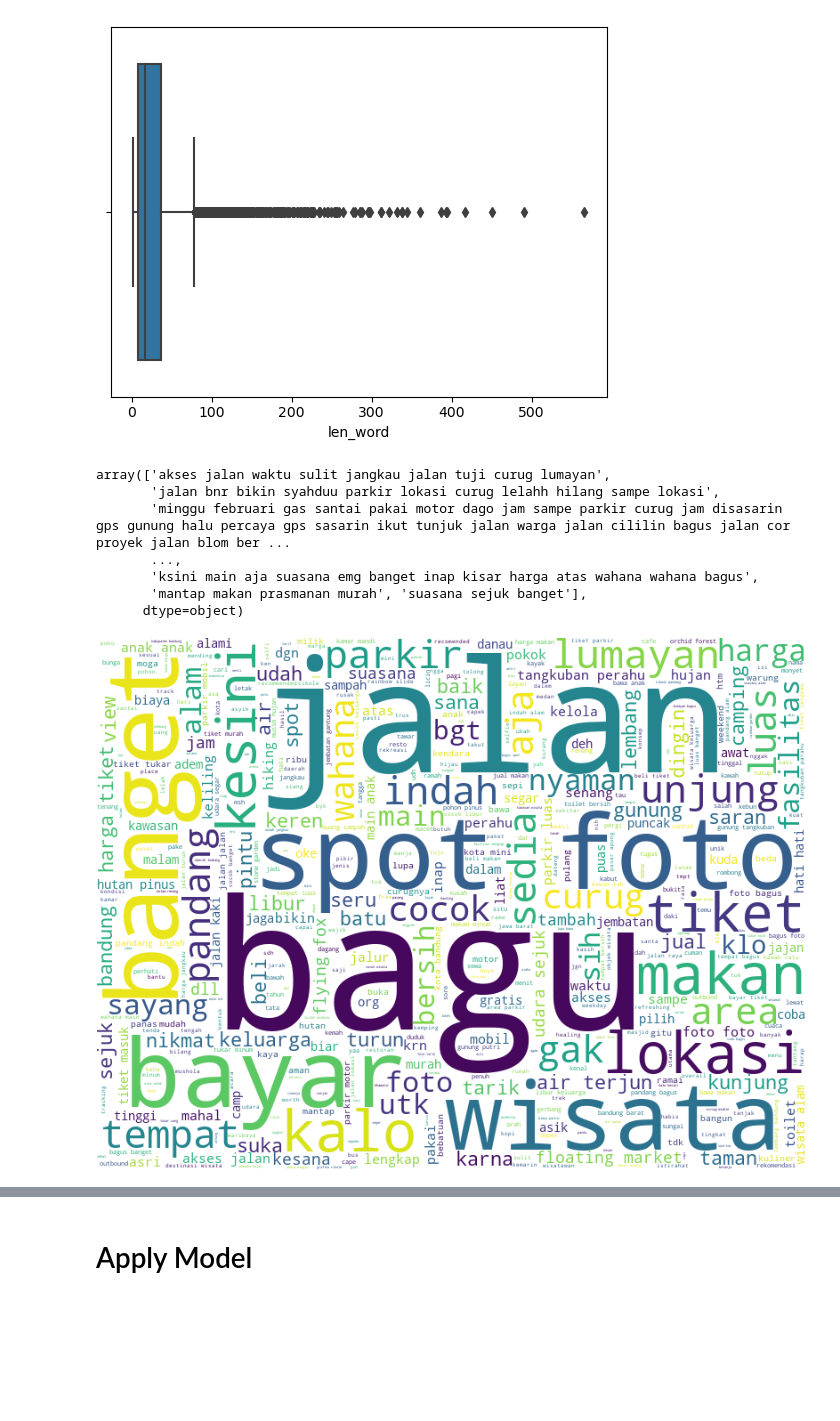
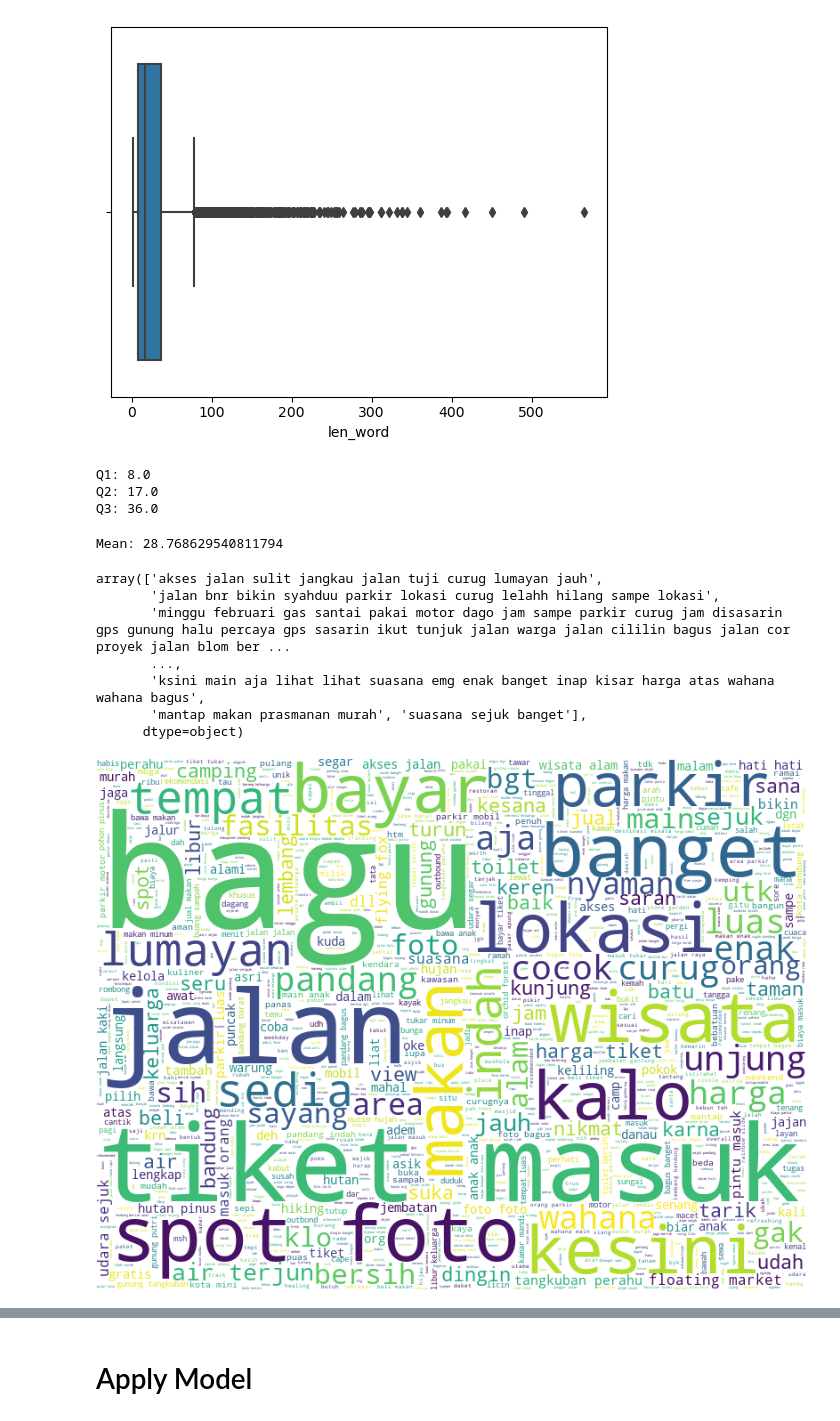
Before and after one commit to dzzlr/topic-modelling-tourism, a Jupyter notebook: notebook/topic-modelling-lda.ipynb, the cells around one changed output, grey strips where cells are left out. Cells and saved outputs as stored; diff of their text form; code cells hidden in the pictures; blank space fills up the shorter version.

```diff
--- a/notebook/topic-modelling-lda.ipynb
+++ b/notebook/topic-modelling-lda.ipynb
@@ -180,10 +202,21 @@ df['tokens'] = df['tokens'].apply(lambda x: [w for w in x if not w in stop_words
 # %%
-# from nltk.corpus import stopwords
+from nltk.corpus import stopwords
 
-# stop_words = sorted(list(set(stopwords.words('indonesian')) - set(['jauh'])))
-# stop_words.extend(['yg', 'rb', 'nya'])
+stop_words = sorted(list(set(stopwords.words('indonesian')) - set(['jauh'])))
+stop_words.extend([
+    'pas', 'yg', 'tp', 'rb', 'km', 'tp', 'dg', 'dr', 'nya',
+    # 'bagu','bagus','bagusnya',
+    # 'banyaknya','banyakny','banyak',
+    # 'jlan','jalan',
+    # 'masuk','tempat',
+    # 'atas','sana','karna','sama','saya','sudah','udah','mungkin', 'tuji','jadi','saja','sini','kalo','kalau',
+    # 'untuk','semua','buat','bisa','cuma','sangat','buat','unutk','paling','cukup','naik','ribu','sekali',
+    # 'benar','kesini','turun','sera','sayangny','anjur','mending','dapat', 'punya','mana','sekitar',
+    # 'dapet','coba','bukan','sebut','sampe','tuju','hingga','beberapa','banget',
+    # 'utk','gak','adl','dll','coba','klo','nya','pas','per','bnr','udh','lua','aja','bgt','lalu','krn','mau',
+])
 
-# df['tokens'] = df['tokens'].apply(lambda x: [w for w in x if not w in stop_words])
+df['tokens'] = df['tokens'].apply(lambda x: [w for w in x if not w in stop_words])
 # %%
 df['tokens']
 # %% [output]
@@ -304,24 +337,36 @@ sns.boxplot(df['len_word'])
 # %% [output]
 <AxesSubplot:xlabel='len_word'>
 [figure]
+# %%
+print('Q1:', df['len_word'].quantile(q=0.25))
+print('Q2:', df['len_word'].quantile(q=0.5))
+print('Q3:', df['len_word'].quantile(q=0.75))
+# %% [output]
+Q1: 8.0
+Q2: 17.0
+Q3: 36.0
+# %%
+print('Mean:', df['len_word'].mean())
+# %% [output]
+Mean: 28.768629540811794
 # %%
 df['tokens'] = df['tokens'].apply(lambda x: ' '.join(x))
 # %%
 df['tokens'].values
 # %% [output]
-array(['akses jalan waktu sulit jangkau jalan tuji curug lumayan',
+array(['akses jalan sulit jangkau jalan tuji curug lumayan jauh',
        'jalan bnr bikin syahduu parkir lokasi curug lelahh hilang sampe lokasi',
        'minggu februari gas santai pakai motor dago jam sampe parkir curug jam disasarin gps gunung halu percaya gps sasarin ikut tunjuk jalan warga jalan cililin bagus jalan cor proyek jalan blom ber ...
        ...,
-       'ksini main aja suasana emg banget inap kisar harga atas wahana wahana bagus',
+       'ksini main aja lihat lihat suasana emg enak banget inap kisar harga atas wahana wahana bagus',
        'mantap makan prasmanan murah', 'suasana sejuk banget'],
       dtype=object)
 # %%
 long_string = ''.join(df['tokens'].values)
-wordcloud = WordCloud(background_color="white", max_words=500, contour_width=3,
+wordcloud = WordCloud(background_color="white", max_words=5000, contour_width=3,
                       contour_color='steelblue', width=800, height=600)
 wordcloud.generate(long_string)
 
 wordcloud.to_image()
 # %% [output]
-[figure, old version]
+[figure, new version]
```
Also changed, not shown: parts of 46 cells of this notebook.
